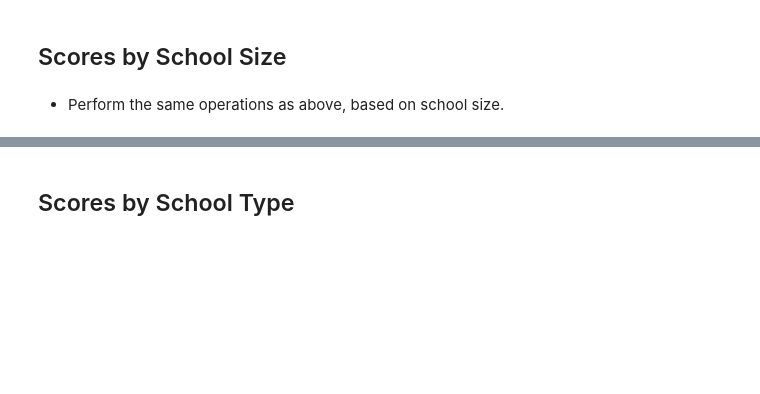
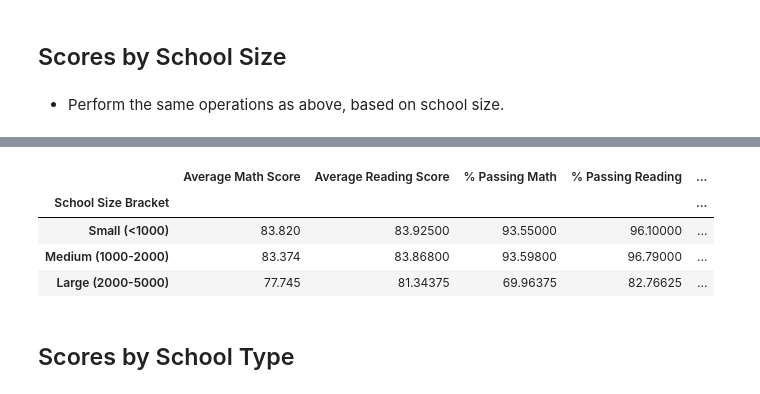
Before and after one commit to RuthlessNative/04-pandas-challenge, a Jupyter notebook: PyCitySchools.ipynb, the cells around one changed output, grey strips where cells are left out. Drawn from its saved outputs; the diff is of its cells as text; code cells hidden in the pictures; blank space fills up the shorter version.

Commit message:
Scores by School Spending and Size complete

```diff
--- a/PyCitySchools.ipynb
+++ b/PyCitySchools.ipynb
@@ -351,3 +346,19 @@ school_sum_df_bin_grp[["Average Math Score", "Average Reading Score", "% Passing
+# %%
+bins = [0, 1000, 2000, 5000]
+group_labels = ["Small (<1000)", "Medium (1000-2000)", "Large (2000-5000)"]
+
+# Use school_sum_df to create a new column "School Size Bracket" from previous summary, cut the "Total Students" col and bin it
+school_sum_df["School Size Bracket"] = pd.cut(school_sum_df["Total Students"], bins, labels = group_labels)
+# Groupby the newly created col
+school_sum_df_bin_grp = school_sum_df.groupby(["School Size Bracket"])
+# Show only cols of interested and mean() them
+school_sum_df_bin_grp[["Average Math Score", "Average Reading Score", "% Passing Math", "% Passing Reading", "% Overall Passing"]].mean()
+# %% [output]
+|  | Average Math Score | Average Reading Score | % Passing Math | % Passing Reading | ... |
+| School Size Bracket |  |  |  |  | ... |
+| Small (<1000) | 83.820 | 83.92500 | 93.55000 | 96.10000 | ... |
+| Medium (1000-2000) | 83.374 | 83.86800 | 93.59800 | 96.79000 | ... |
+| Large (2000-5000) | 77.745 | 81.34375 | 69.96375 | 82.76625 | ... |
 # %% [markdown]
 ## Scores by School Type
 # %% [markdown]
```
Also changed, not shown: parts of 2 cells of this notebook.
